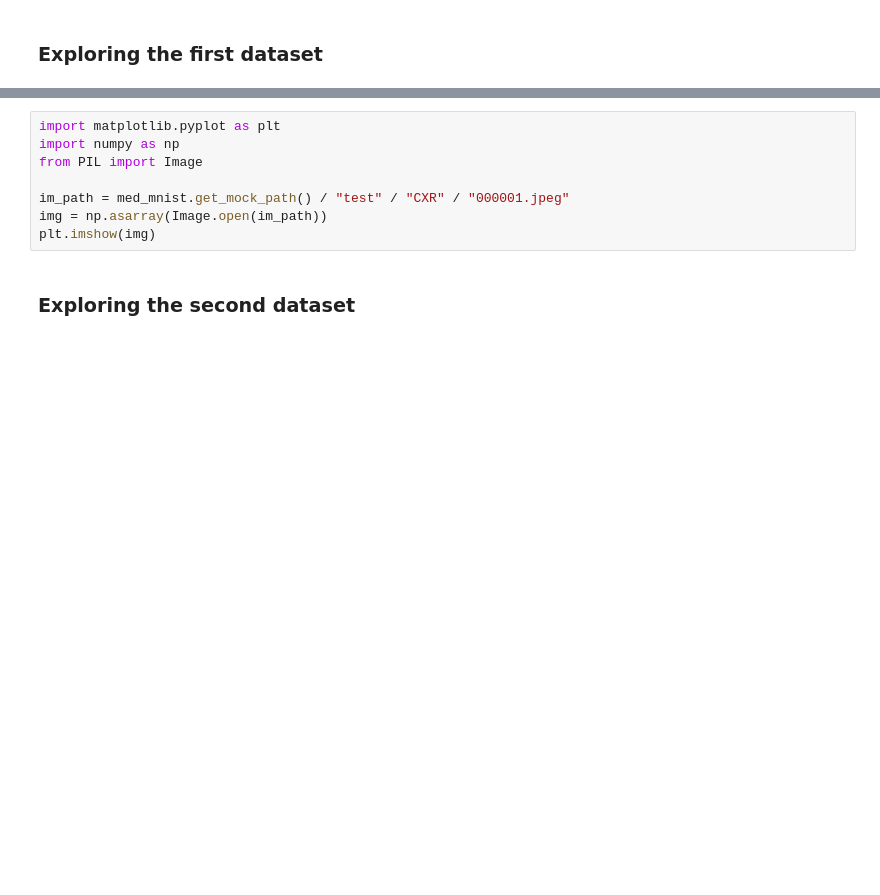
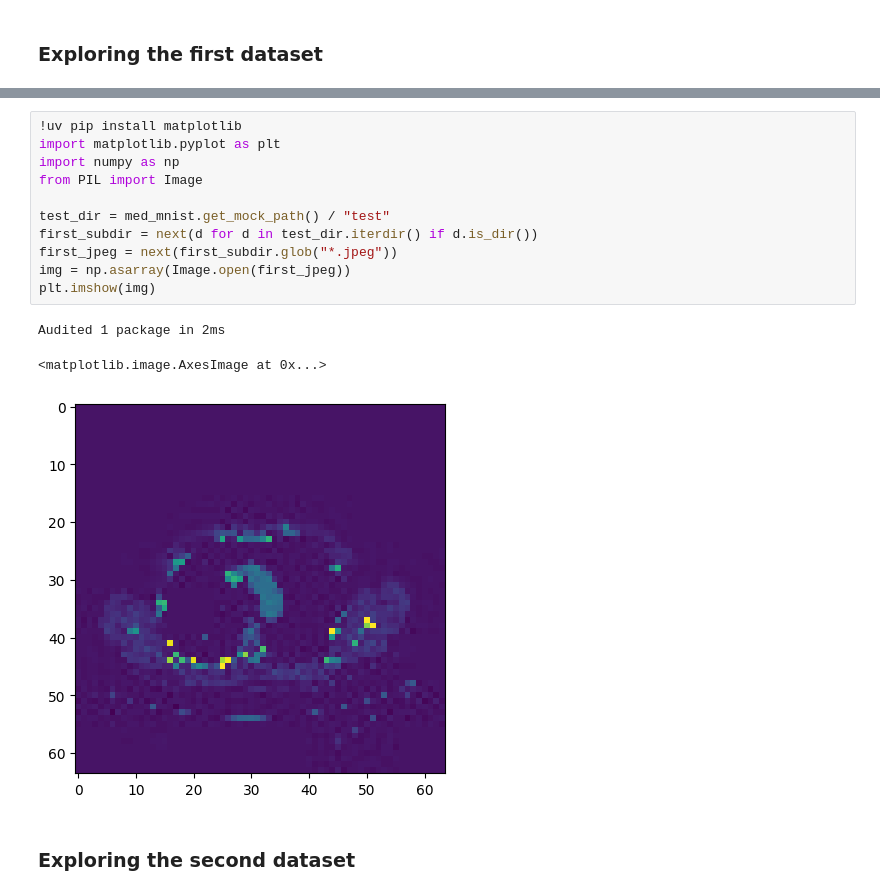
Before and after one commit to OpenMined/syft-data-science, a Jupyter notebook: notebooks/dataset_ds.ipynb, the cells around one changed output, grey strips where cells are left out. Drawn from its saved outputs; the diff is of its cells as text; blank space fills up the shorter version.

```diff
--- a/notebooks/dataset_ds.ipynb
+++ b/notebooks/dataset_ds.ipynb
@@ -27,11 +86,18 @@ med_mnist.get_private_path()
 # %%
+!uv pip install matplotlib
 import matplotlib.pyplot as plt
 import numpy as np
 from PIL import Image
 
-im_path = med_mnist.get_mock_path() / "test" / "CXR" / "000001.jpeg"
-img = np.asarray(Image.open(im_path))
+test_dir = med_mnist.get_mock_path() / "test"
+first_subdir = next(d for d in test_dir.iterdir() if d.is_dir())
+first_jpeg = next(first_subdir.glob("*.jpeg"))
+img = np.asarray(Image.open(first_jpeg))
 plt.imshow(img)
+# %% [output]
+Audited 1 package in 2ms
+<matplotlib.image.AxesImage at 0x...>
+[figure, added]
 # %% [markdown]
 ### Exploring the second dataset
 # %%
```
Also changed, not shown: parts of 12 cells of this notebook.
